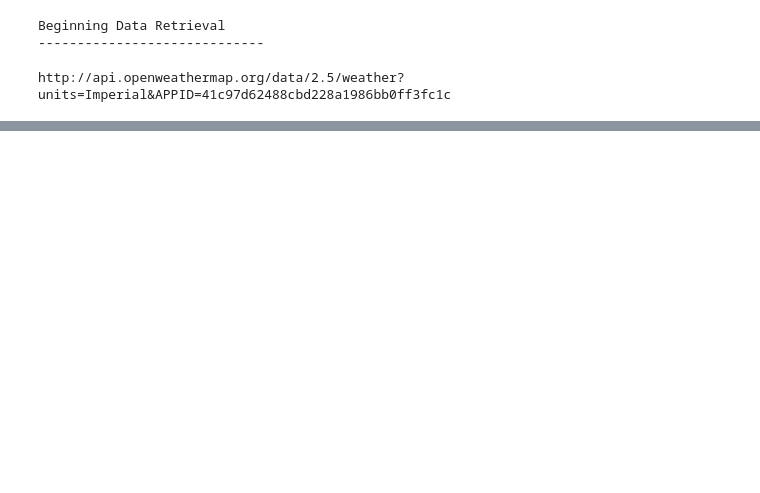
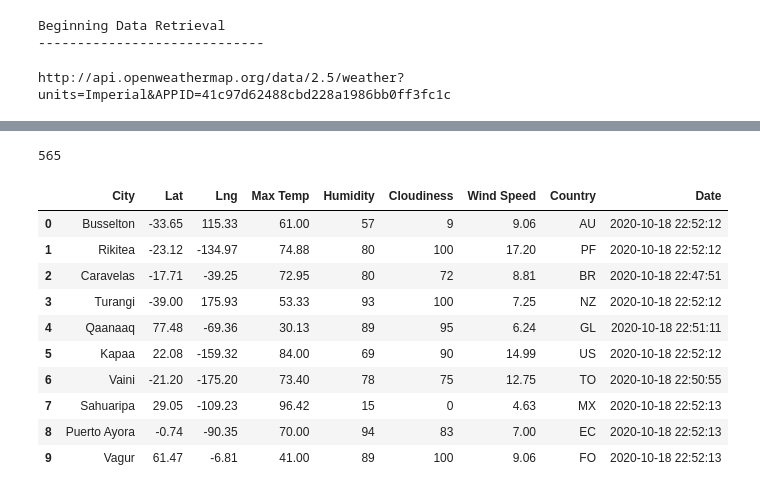
Before and after one commit to ohughes16/World_Weather_Analysis, a Jupyter notebook: WeatherPy.ipynb, the cells around one changed output, grey strips where cells are left out. Saved outputs shown, nothing was run; the diff lists cells and outputs as text; code cells hidden in the pictures; blank space fills up the shorter version.

```diff
--- a/WeatherPy.ipynb
+++ b/WeatherPy.ipynb
@@ -113,4 +113,38 @@ for i, city in enumerate(cities):
     print(f"Processing Record {record_count} of Set {set_count} | {city}")
     # Add 1 to the record count.
     record_count += 1
+    # Run an API request for each of the cities.
+    try:
+        # Parse the JSON and retrieve data.
+        city_weather = requests.get(city_url).json()
+        # Parse out the needed data.
+        city_lat = city_weather["coord"]["lat"]
+        city_lng = city_weather["coord"]["lon"]
+        city_max_temp = city_weather["main"]["temp_max"]
+        city_humidity = city_weather["main"]["humidity"]
+        city_clouds = city_weather["clouds"]["all"]
+        city_wind = city_weather["wind"]["speed"]
+        city_country = city_weather["sys"]["country"]
+        # Convert the date to ISO standard.
+        city_date = datetime.utcfromtimestamp(city_weather["dt"]).strftime('%Y-%m-%d %H:%M:%S')
+        # Append the city information into city_data list.
+        city_data.append({"City": city.title(),
+                          "Lat": city_lat,
+                          "Lng": city_lng,
+                          "Max Temp": city_max_temp,
+                          "Humidity": city_humidity,
+                          "Cloudiness": city_clouds,
+                          "Wind Speed": city_wind,
+                          "Country": city_country,
+                          "Date": city_date})
+
+# If an error is experienced, skip the city.
+    except:
+        print("City not found. Skipping...")
+        pass
+
+# Indicate that Data Loading is complete.
+print("-----------------------------")
+print("Data Retrieval Complete      ")
+print("-----------------------------")
 # %% [output]
@@ -133,0 +168,20 @@ Processing Record 47 of Set 12 | sembe
+# %%
+print(len(city_data))
+# %% [output]
+565
+# %%
+# Convert the array of dictionaries to a Pandas DataFrame.
+city_data_df = pd.DataFrame(city_data)
+city_data_df.head(10)
+# %% [output]
+|  | City | Lat | Lng | Max Temp | Humidity | Cloudiness | Wind Speed | Country | Date |
+| 0 | Busselton | -33.65 | 115.33 | 61.00 | 57 | 9 | 9.06 | AU | 2020-10-18 22:52:12 |
+| 1 | Rikitea | -23.12 | -134.97 | 74.88 | 80 | 100 | 17.20 | PF | 2020-10-18 22:52:12 |
+| 2 | Caravelas | -17.71 | -39.25 | 72.95 | 80 | 72 | 8.81 | BR | 2020-10-18 22:47:51 |
+| 3 | Turangi | -39.00 | 175.93 | 53.33 | 93 | 100 | 7.25 | NZ | 2020-10-18 22:52:12 |
+| 4 | Qaanaaq | 77.48 | -69.36 | 30.13 | 89 | 95 | 6.24 | GL | 2020-10-18 22:51:11 |
+| 5 | Kapaa | 22.08 | -159.32 | 84.00 | 69 | 90 | 14.99 | US | 2020-10-18 22:52:12 |
+| 6 | Vaini | -21.20 | -175.20 | 73.40 | 78 | 75 | 12.75 | TO | 2020-10-18 22:50:55 |
+| 7 | Sahuaripa | 29.05 | -109.23 | 96.42 | 15 | 0 | 4.63 | MX | 2020-10-18 22:52:13 |
+| 8 | Puerto Ayora | -0.74 | -90.35 | 70.00 | 94 | 83 | 7.00 | EC | 2020-10-18 22:52:13 |
+| 9 | Vagur | 61.47 | -6.81 | 41.00 | 89 | 100 | 9.06 | FO | 2020-10-18 22:52:13 |
```
Also changed, not shown: parts of 5 cells of this notebook.
